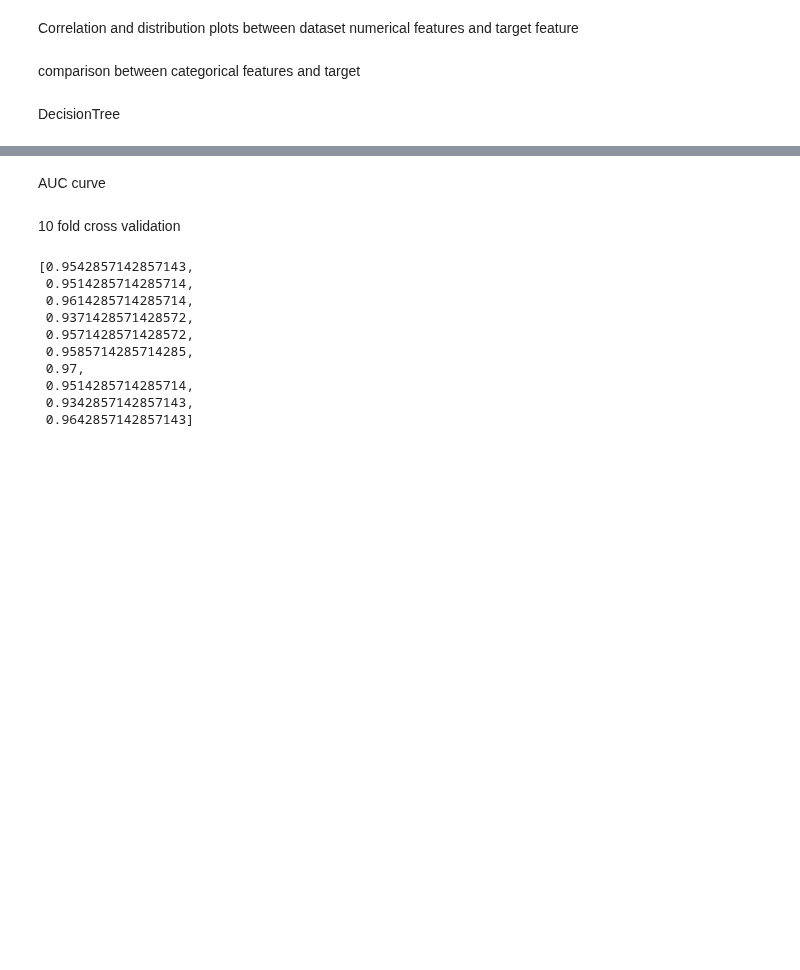
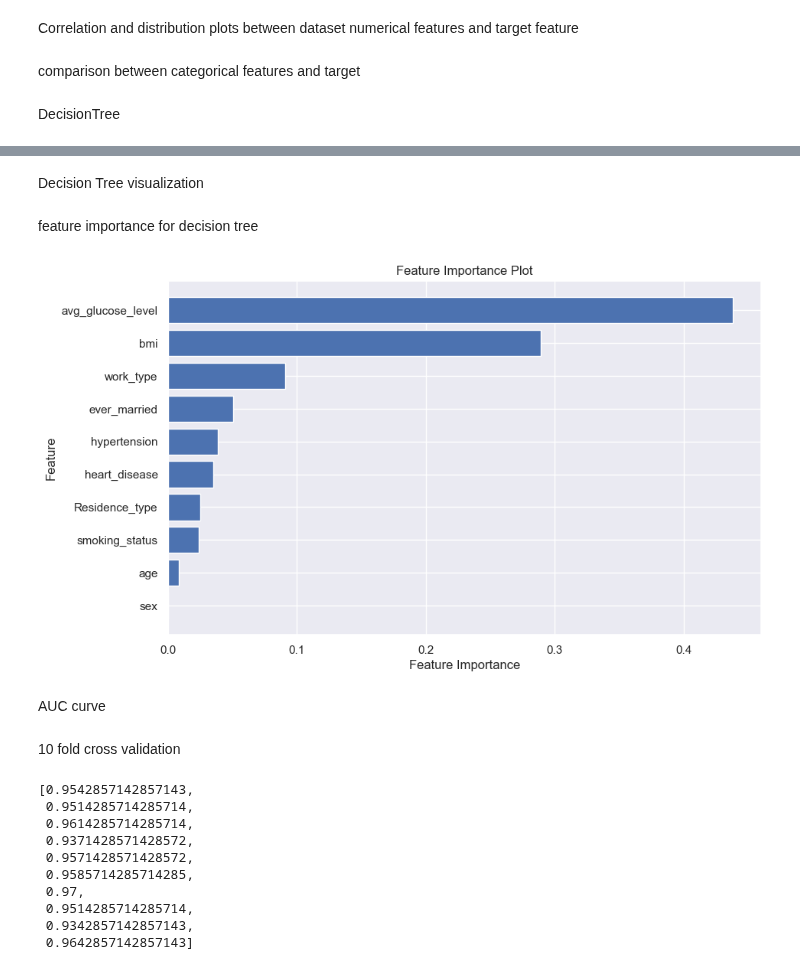
Before and after one commit to alessandroCassani/featureEngineering, a Jupyter notebook: original_dataset.ipynb, the cells around one changed output, grey strips where cells are left out. Cells and saved outputs as stored; diff of their text form; code cells hidden in the pictures; blank space fills up the shorter version.

```diff
--- a/original_dataset.ipynb
+++ b/original_dataset.ipynb
@@ -50,3 +89,9 @@ Proceed to drop them
+# %%
+import pandas as pd
+
+df = df.dropna()
+
+df = df[df['sex'] >= 0]
 # %% [markdown]
 EDA ON ORIGINAL DATASET
 # %% [markdown]
@@ -262,0 +326,2 @@ print("Tempo impiegato per l'Addestramento:", dt_training_time, "secondi")
+# %% [markdown]
+Decision Tree visualization
@@ -263,3 +343,21 @@ print("Tempo impiegato per l'Addestramento:", dt_training_time, "secondi")
+# %% [markdown]
+feature importance for decision tree
+# %%
+importance = best_tree_classifier.feature_importances_
+
+# Sort feature importance
+sorted_idx = np.argsort(importance)
+
+# Plot feature importance
+plt.figure(figsize=(10, 6))
+plt.barh(range(len(importance)), importance[sorted_idx], align='center')
+plt.yticks(range(len(importance)), [X.columns[i] for i in sorted_idx])
+plt.xlabel('Feature Importance')
+plt.ylabel('Feature')
+plt.title('Feature Importance Plot')
+plt.show()
+# %% [output]
+[figure, added]
 # %% [markdown]
 AUC curve
 # %%
```
Also changed, not shown: parts of 10 cells of this notebook.
